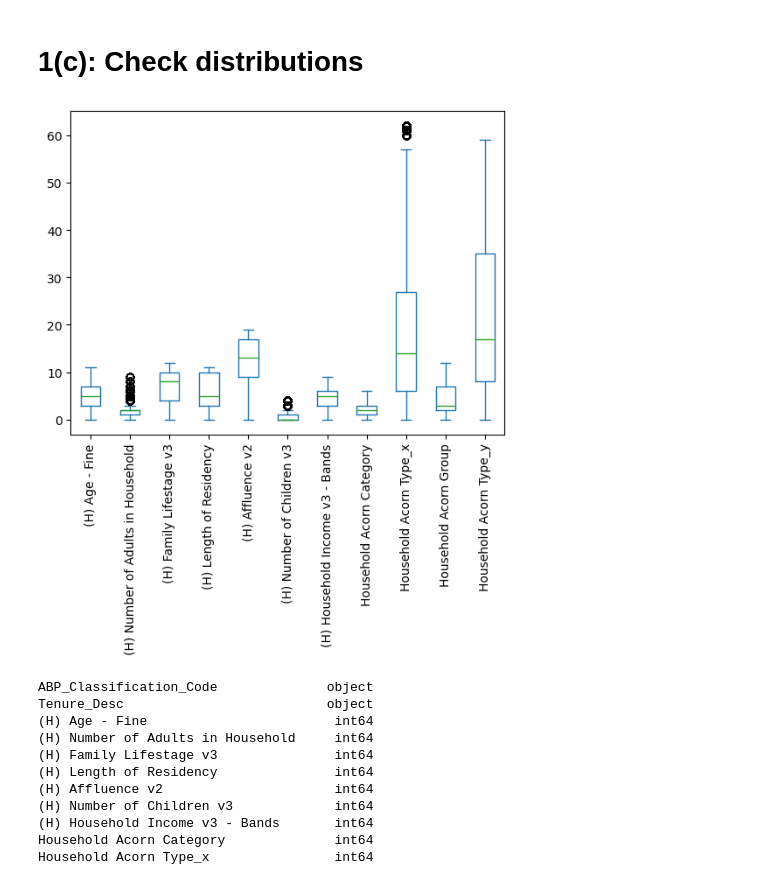
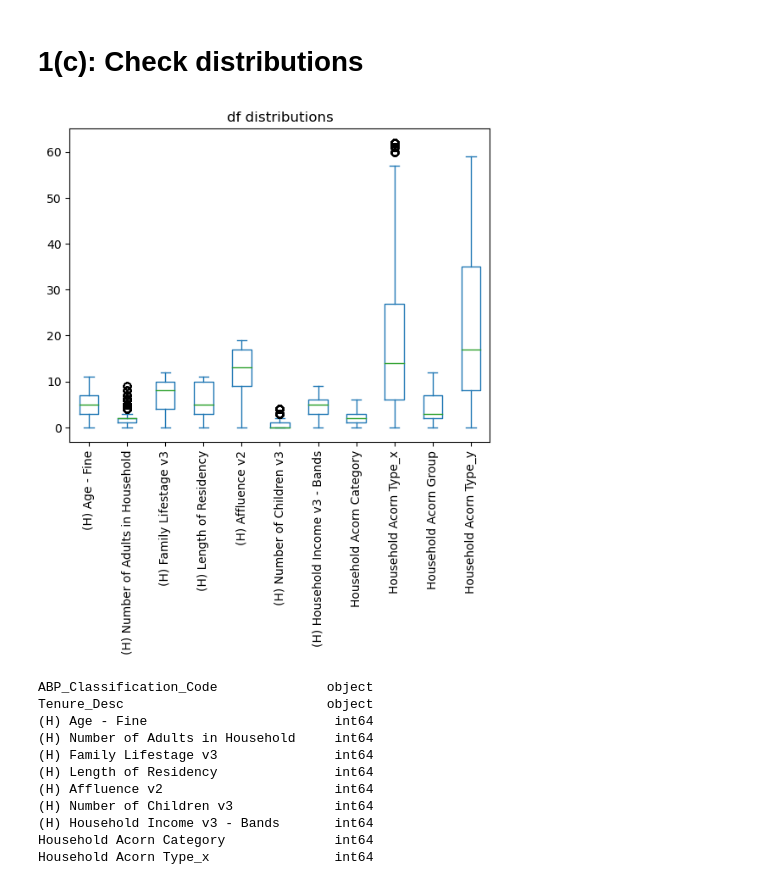
Before and after one commit to admason/C_Spark_Project, a Jupyter notebook: H_SFTY_1_DataCleanse_Exploration.ipynb, the cells around one changed output. Drawn from its saved outputs; the diff is of its cells as text; code cells hidden in the pictures.

```diff
--- a/H_SFTY_1_DataCleanse_Exploration.ipynb
+++ b/H_SFTY_1_DataCleanse_Exploration.ipynb
@@ -120,10 +111,11 @@ df.head(2)
 # 1(c): Check distributions
 # %%
 ax = df.plot.box()
+plt.title('df distributions')
 plt.xticks(rotation=90)
 plt.show()
 # %% [output]
-[figure, old version]
+[figure, new version]
 # %%
 df.dtypes
 # %% [output]
```
Also changed, not shown: parts of 68 cells of this notebook.
